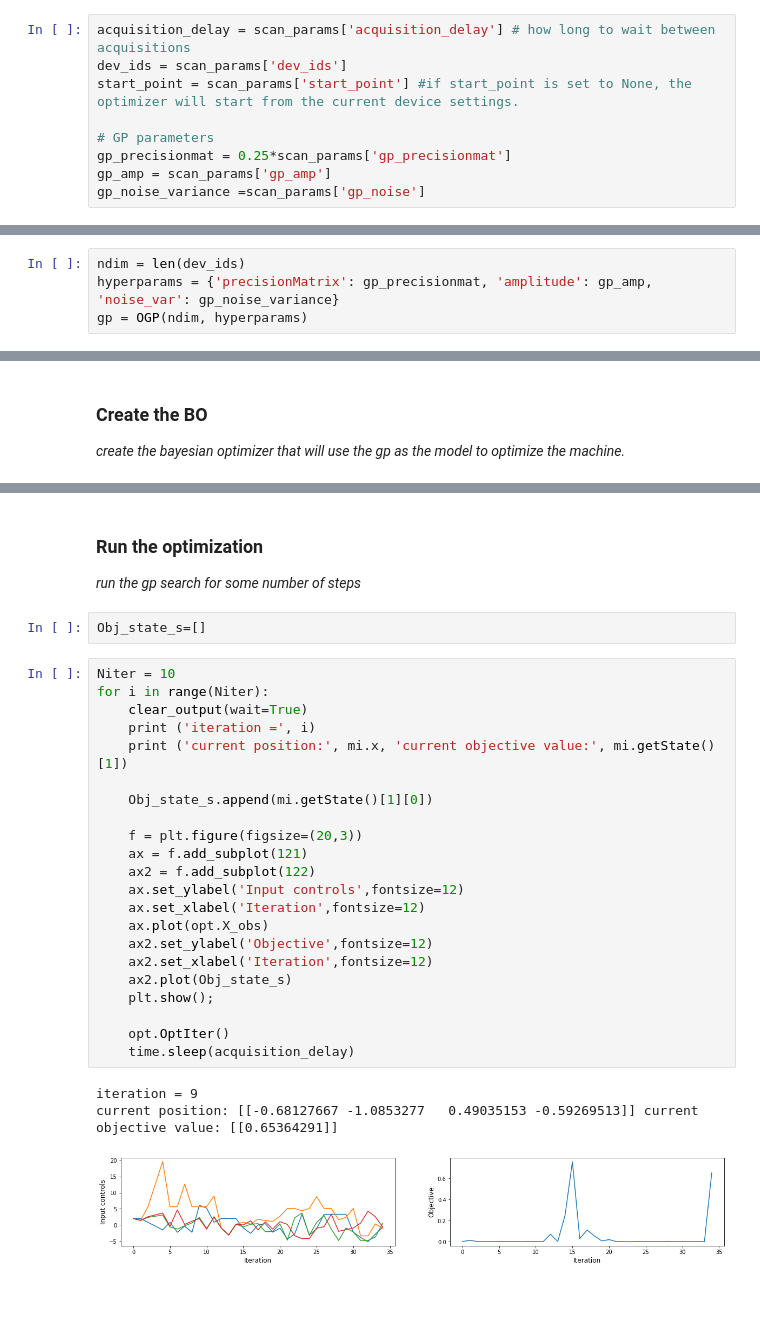
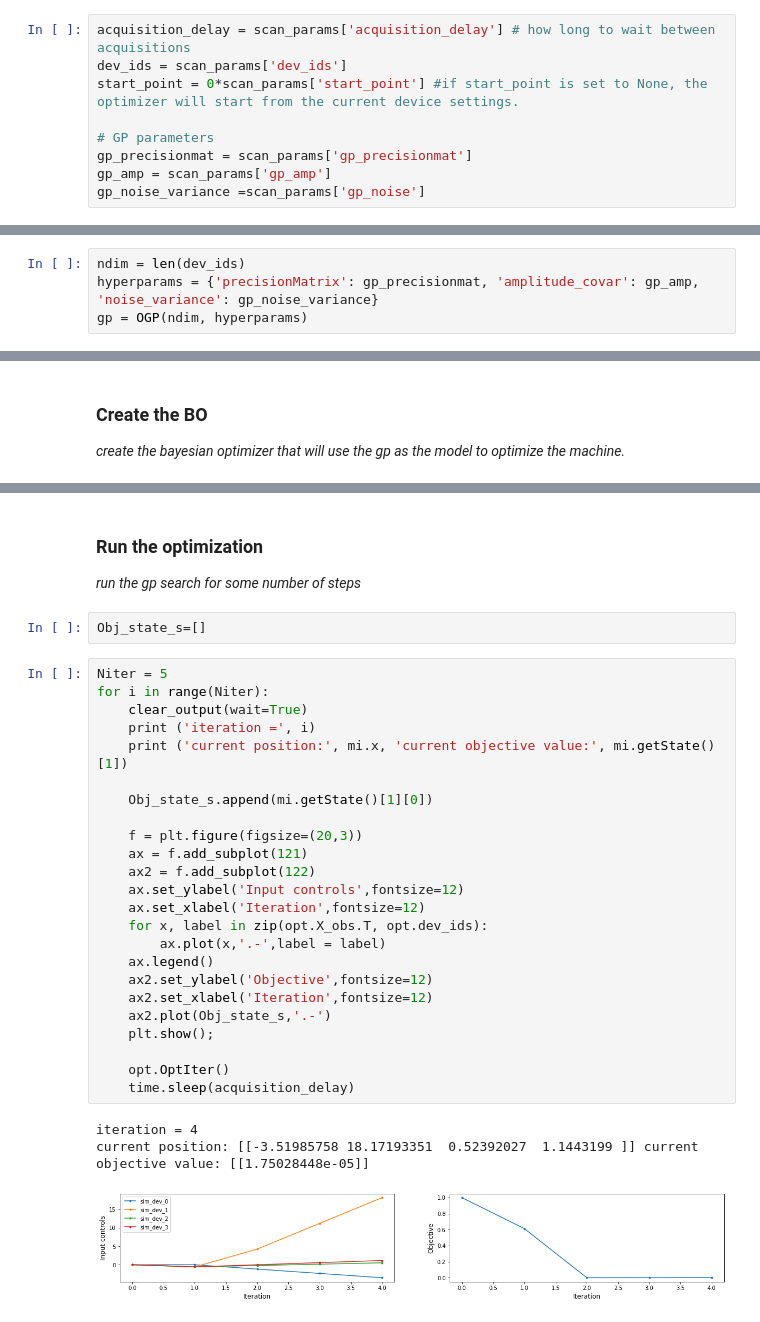
Before and after one commit to adkoo/Bayesian-optimization-using-Gaussian-Process, a Jupyter notebook: Plug_and_play-basic example.ipynb, the cells around one changed output, grey strips where cells are left out. Saved outputs shown, nothing was run; the diff lists cells and outputs as text.

```diff
--- a/Plug_and_play-basic example.ipynb
+++ b/Plug_and_play-basic example.ipynb
@@ -35,10 +48,10 @@ scan_params = np.load('params/'+scan_params_filename, allow_pickle=True).item()
 # %%
 acquisition_delay = scan_params['acquisition_delay'] # how long to wait between acquisitions
 dev_ids = scan_params['dev_ids']
-start_point = scan_params['start_point'] #if start_point is set to None, the optimizer will start from the current device settings.
+start_point = 0*scan_params['start_point'] #if start_point is set to None, the optimizer will start from the current device settings.
 
 # GP parameters
-gp_precisionmat = 0.25*scan_params['gp_precisionmat']
+gp_precisionmat = scan_params['gp_precisionmat']
 gp_amp = scan_params['gp_amp']
 gp_noise_variance =scan_params['gp_noise']
 # %% [markdown]
@@ -55,7 +68,7 @@ np.std(y)
 ### Create the GP model
 # %%
 ndim = len(dev_ids)
-hyperparams = {'precisionMatrix': gp_precisionmat, 'amplitude': gp_amp, 'noise_var': gp_noise_variance}
+hyperparams = {'precisionMatrix': gp_precisionmat, 'amplitude_covar': gp_amp, 'noise_variance': gp_noise_variance}
 gp = OGP(ndim, hyperparams)
 # %%
 np.diag(hyperparams['precisionMatrix']**-0.5)
@@ -77,32 +88,35 @@ y_init [[0.00064167]]
 ucb_params [2.0, None]
 # %% [markdown]
+<a id="ch1"></a>
 ### Run the optimization
 *run the gp search for some number of steps*
 # %%
 Obj_state_s=[]
 # %%
-Niter = 10
+Niter = 5
 for i in range(Niter):
     clear_output(wait=True)
     print ('iteration =', i)
     print ('current position:', mi.x, 'current objective value:', mi.getState()[1])
 
     Obj_state_s.append(mi.getState()[1][0])
 
     f = plt.figure(figsize=(20,3))
     ax = f.add_subplot(121)
     ax2 = f.add_subplot(122)
     ax.set_ylabel('Input controls',fontsize=12)
     ax.set_xlabel('Iteration',fontsize=12)
-    ax.plot(opt.X_obs)
+    for x, label in zip(opt.X_obs.T, opt.dev_ids):
+        ax.plot(x,'.-',label = label)
+    ax.legend()
     ax2.set_ylabel('Objective',fontsize=12)
     ax2.set_xlabel('Iteration',fontsize=12)
-    ax2.plot(Obj_state_s)
+    ax2.plot(Obj_state_s,'.-')
     plt.show();
 
     opt.OptIter()
     time.sleep(acquisition_delay)
 # %% [output]
-iteration = 9
-current position: [[-0.68127667 -1.0853277   0.49035153 -0.59269513]] current objective value: [[0.65364291]]
+iteration = 4
+current position: [[-3.51985758 18.17193351  0.52392027  1.1443199 ]] current objective value: [[1.75028448e-05]]
-[figure, old version]
+[figure, new version]
```
Also changed, not shown: parts of 12 cells of this notebook, 17 other files.
